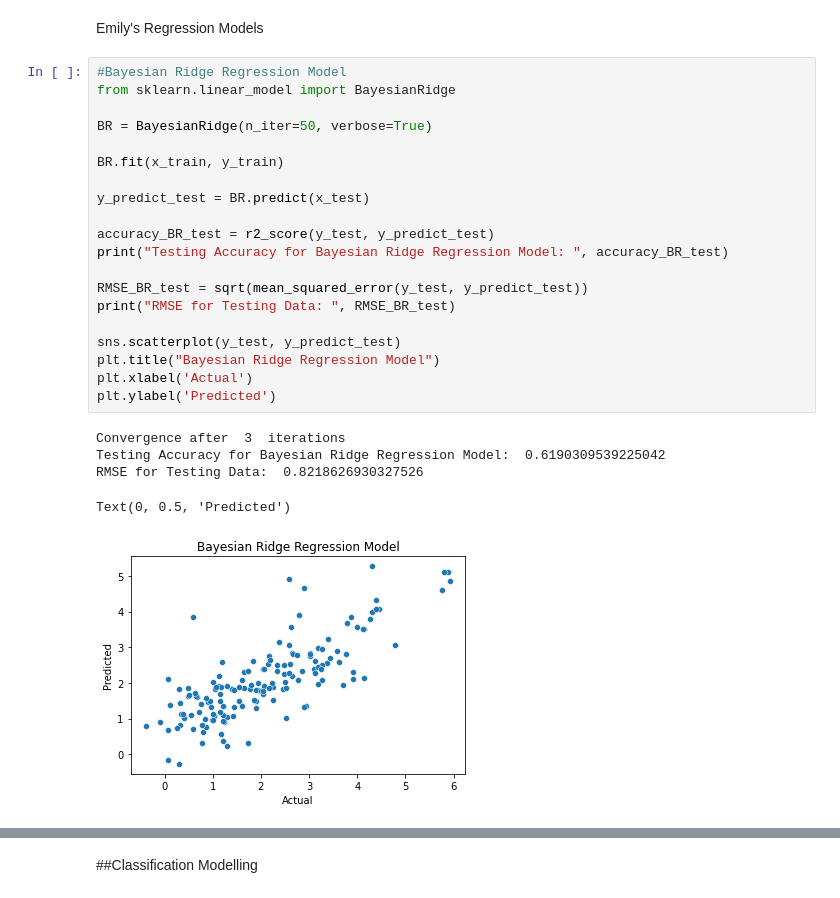
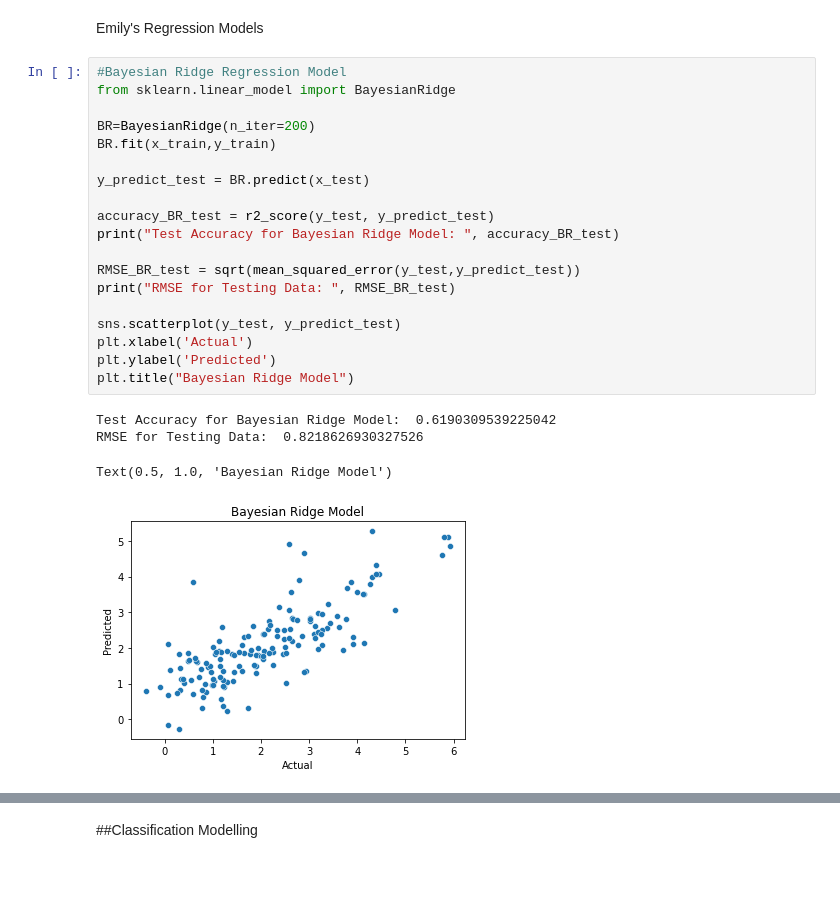
Before and after one commit to emmim25/Group08_Project, a Jupyter notebook: BMEN415_Group8_Final_Project_Models.ipynb, the cells around one changed output, grey strips where cells are left out. Cells and saved outputs as stored; diff of their text form.

```diff
--- a/BMEN415_Group8_Final_Project_Models.ipynb
+++ b/BMEN415_Group8_Final_Project_Models.ipynb
@@ -72,26 +72,24 @@ Emily's Regression Models
 # %%
 #Bayesian Ridge Regression Model
 from sklearn.linear_model import BayesianRidge
 
-BR = BayesianRidge(n_iter=50, verbose=True)
-
-BR.fit(x_train, y_train)
+BR=BayesianRidge(n_iter=200)
+BR.fit(x_train,y_train)
 
 y_predict_test = BR.predict(x_test)
 
 accuracy_BR_test = r2_score(y_test, y_predict_test)
-print("Testing Accuracy for Bayesian Ridge Regression Model: ", accuracy_BR_test)
+print("Test Accuracy for Bayesian Ridge Model: ", accuracy_BR_test)
 
-RMSE_BR_test = sqrt(mean_squared_error(y_test, y_predict_test))
+RMSE_BR_test = sqrt(mean_squared_error(y_test,y_predict_test))
 print("RMSE for Testing Data: ", RMSE_BR_test)
 
 sns.scatterplot(y_test, y_predict_test)
-plt.title("Bayesian Ridge Regression Model")
 plt.xlabel('Actual')
 plt.ylabel('Predicted')
+plt.title("Bayesian Ridge Model")
 # %% [output]
-Convergence after  3  iterations
-Testing Accuracy for Bayesian Ridge Regression Model:  0.6190309539225042
+Test Accuracy for Bayesian Ridge Model:  0.6190309539225042
 RMSE for Testing Data:  0.8218626930327526
-Text(0, 0.5, 'Predicted')
+Text(0.5, 1.0, 'Bayesian Ridge Model')
-[figure, old version]
+[figure, new version]
```
Also changed, not shown: parts of 7 cells of this notebook.
